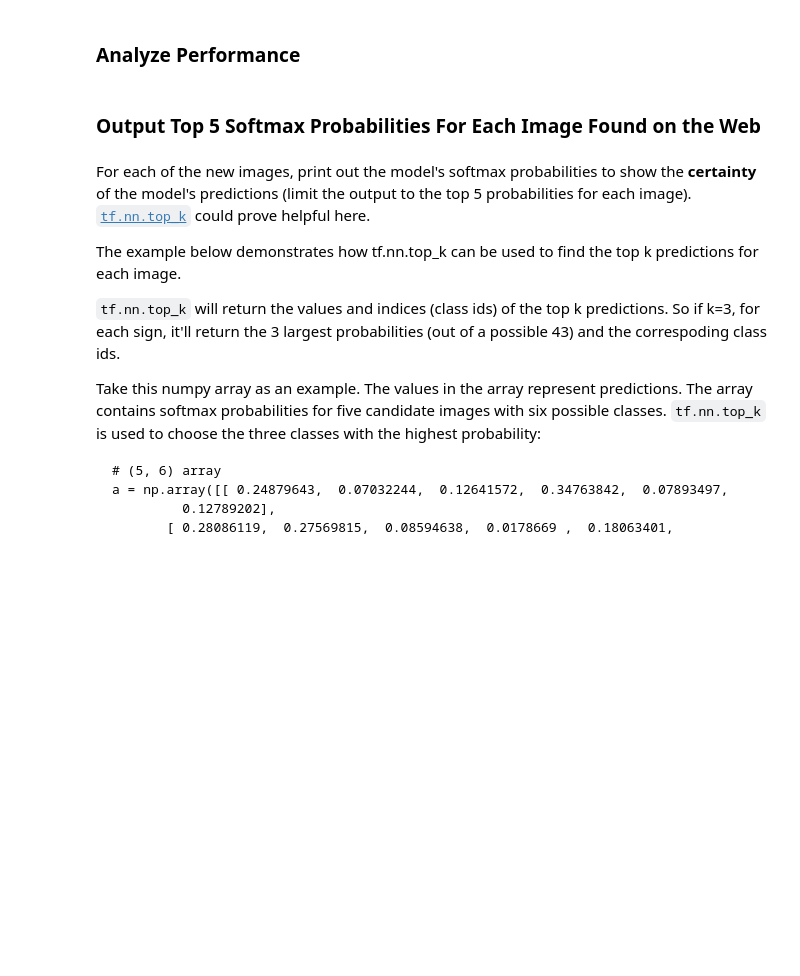
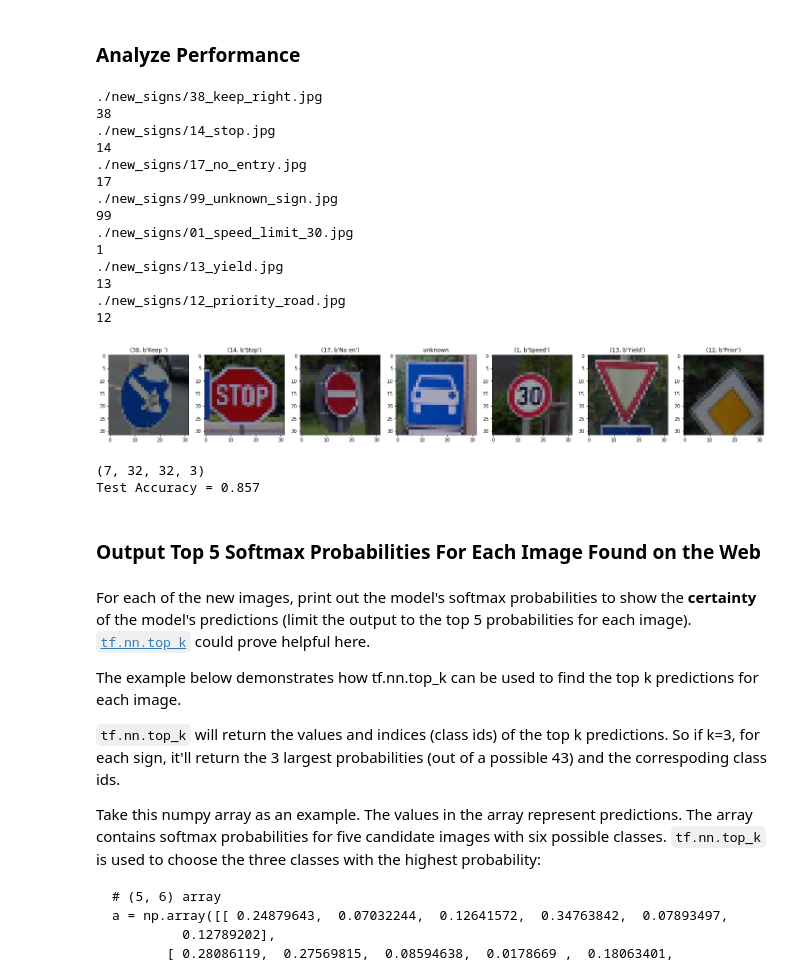
Before and after one commit to zhuangh/CarND-Traffic-Sign-Classifier-Project, a Jupyter notebook: Traffic_Sign_Classifier.ipynb, the cells around one changed output. Drawn from its saved outputs; the diff is of its cells as text; code cells hidden in the pictures; blank space fills up the shorter version.

Commit message:
add another lenet

```diff
--- a/Traffic_Sign_Classifier.ipynb
+++ b/Traffic_Sign_Classifier.ipynb
@@ -344,5 +432,16 @@ def evaluate(X_data, y_data):
+# %%
+# evaluation
+def evaluate(X_data, y_data):
+    num_examples = len(X_data)
+    total_accuracy = 0
+    sess = tf.get_default_session()
+    for offset in range(0, num_examples, BATCH_SIZE):
+        batch_x, batch_y = X_data[offset:offset+BATCH_SIZE], y_data[offset:offset+BATCH_SIZE]
+        accuracy = sess.run(accuracy_operation, feed_dict={x: batch_x, y: batch_y, keep_prob: 1.0})
+        total_accuracy += (accuracy * len(batch_x))
+    return total_accuracy / num_examples
 # %%
-# Ref: https://github.com/zhuangh/CarND-LeNet-Lab/blob/master/LeNet-Lab.ipynb
+# training session
 with tf.Session() as sess:
     sess.run(tf.global_variables_initializer())
     num_train = len(X_train)
@@ -354,18 +453,17 @@ with tf.Session() as sess:
         for offset in range(0, num_train, BATCH_SIZE):
             end = offset + BATCH_SIZE
             batch_x, batch_y = X_train[offset:end], y_train[offset:end]
-            sess.run(training_operation, feed_dict={x: batch_x, y: batch_y})#, keep_prob: 0.5})
+            sess.run(training_operation, feed_dict={x: batch_x, y: batch_y, keep_prob: 0.7})
         valid_acc = evaluate(X_valid, y_valid)
         valid_acc_fig.append(valid_acc)
         test_acc = evaluate(X_test, y_test)
         test_acc_fig.append(test_acc)
         print("Epoch {}:".format(i))
         print("Validation Accuracy = {:.5f}".format(valid_acc))
-        print("Test Accuracy = {:.5f}".format(test_acc))
+        print("Test Accuracy = {:.5f}".format(test_acc))# testing on-the-fly
         #print()
     saver.save(sess, './lenet')
     print("Model saved")
-    #print(lenet_cfg)
 # %% [output]
 Training...
 Epoch 0:
@@ -428,7 +529,6 @@ import matplotlib.image as mpimg
 
 signs_from_web = []
 labels = []
-print(lenet_cfg)
 
 
 web_images = glob.glob('./new_signs/*.jpg')
@@ -452,35 +552,57 @@ def draw_images(data, images_per_line=7, squeeze=False, cmap=None):
     for offset in range(0, len(data), images_per_line):
         batch = data[offset:offset + images_per_line]
         fig = plt.figure(figsize = (25,5))
         for i in range(len(batch)):
             axis = fig.add_subplot(1, len(batch), i + 1)
             if labels[offset+i] < len(sign_names):
                 axis.set_title(sign_names[labels[offset+i]])
             else:
                 axis.set_title('unknown')
             image = batch[i]
             if squeeze:
                 image = image.squeeze()
             if cmap == None:
                 axis.imshow(image)
             else:
                 axis.imshow(image.squeeze(), cmap=cmap)
         plt.show()
 
 draw_images(signs_from_web)
 
 def process_images(images):
     ret = []
     for it in images:
-        ret.append(it)
+        ret.append(imageToGray(it))
     return ret
 
-X_from_web = process_images(signs_from_web)
+signs_from_web=np.array(signs_from_web)
+print(signs_from_web.shape)
+X_from_web = np.sum(signs_from_web/3, axis=3, keepdims=True)
+
+#X_from_web = process_images(signs_from_web)
 y_from_web = labels
 with tf.Session() as sess:
     saver.restore(sess, tf.train.latest_checkpoint('.'))
     test_accuracy = evaluate(X_from_web, y_from_web)
     print("Test Accuracy = {:.3f}".format(test_accuracy))
+# %% [output]
+./new_signs/38_keep_right.jpg
+38
+./new_signs/14_stop.jpg
+14
+./new_signs/17_no_entry.jpg
+17
+./new_signs/99_unknown_sign.jpg
+99
+./new_signs/01_speed_limit_30.jpg
+1
+./new_signs/13_yield.jpg
+13
+./new_signs/12_priority_road.jpg
+12
+[figure, added]
+(7, 32, 32, 3)
+Test Accuracy = 0.857
 # %% [markdown]
 ### Output Top 5 Softmax Probabilities For Each Image Found on the Web
 # %% [markdown]
```
Also changed, not shown: parts of 15 cells of this notebook, 1 other file.
